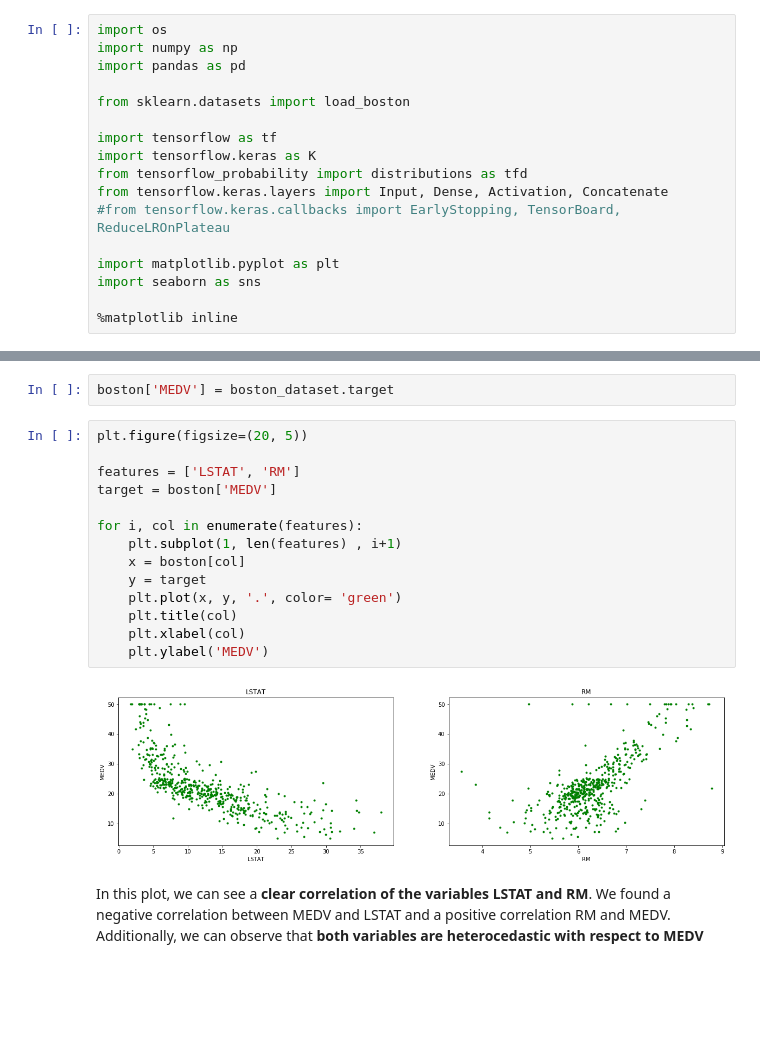
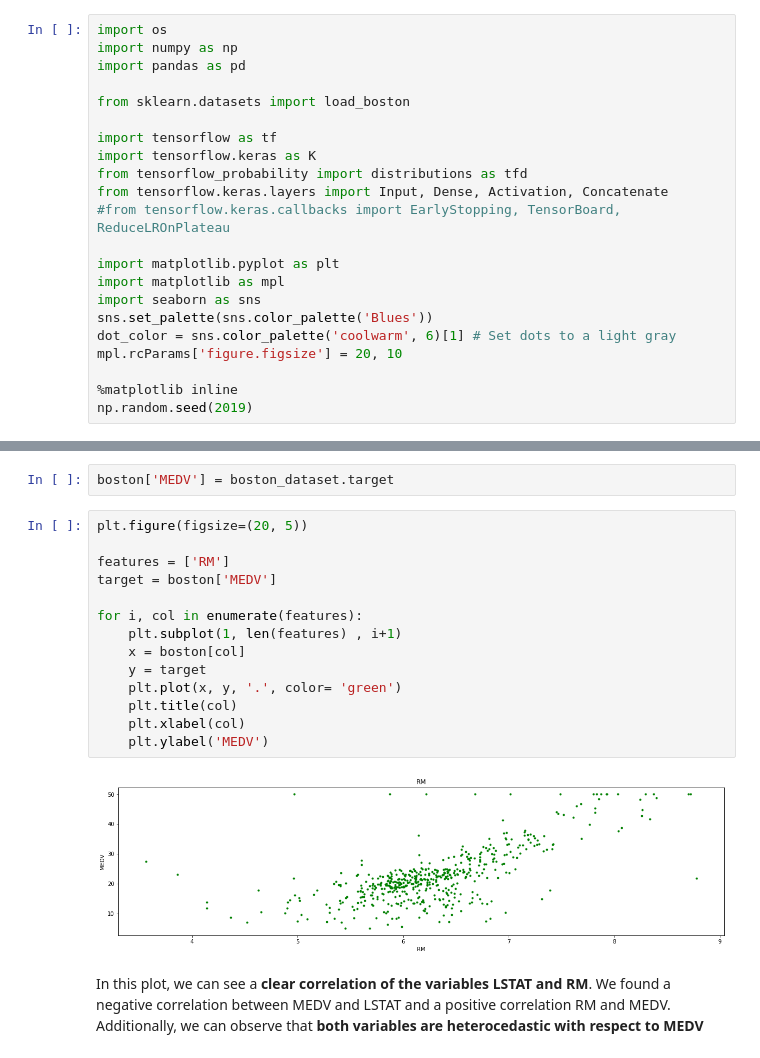
Before and after one commit to beeva/TEC_LAB-bayesian_probabilistic, a Jupyter notebook: bayesian_deep_learning/uncertainty_estimation/mixture_density_networks/experiments/01-mixture_density_networks/mixture_density_networks_regression.ipynb, the cells around one changed output, grey strips where cells are left out. Cells and saved outputs as stored; diff of their text form; blank space fills up the shorter version.

```diff
--- a/bayesian_deep_learning/uncertainty_estimation/mixture_density_networks/experiments/01-mixture_density_networks/mixture_density_networks_regression.ipynb
+++ b/bayesian_deep_learning/uncertainty_estimation/mixture_density_networks/experiments/01-mixture_density_networks/mixture_density_networks_regression.ipynb
@@ -28,9 +28,14 @@ from tensorflow.keras.layers import Input, Dense, Activation, Concatenate
 #from tensorflow.keras.callbacks import EarlyStopping, TensorBoard, ReduceLROnPlateau
 
 import matplotlib.pyplot as plt
+import matplotlib as mpl
 import seaborn as sns
+sns.set_palette(sns.color_palette('Blues'))
+dot_color = sns.color_palette('coolwarm', 6)[1] # Set dots to a light gray
+mpl.rcParams['figure.figsize'] = 20, 10
 
 %matplotlib inline
+np.random.seed(2019)
 # %% [markdown]
 ### Introduction to Mixture Density Networks
 # %% [markdown]
@@ -509,19 +513,19 @@ boston['MEDV'] = boston_dataset.target
 # %%
 plt.figure(figsize=(20, 5))
 
-features = ['LSTAT', 'RM']
+features = ['RM']
 target = boston['MEDV']
 
 for i, col in enumerate(features):
     plt.subplot(1, len(features) , i+1)
     x = boston[col]
     y = target
     plt.plot(x, y, '.', color= 'green')
     plt.title(col)
     plt.xlabel(col)
     plt.ylabel('MEDV')
 # %% [output]
-[figure, old version]
+[figure, new version]
 # %% [markdown]
 In this plot, we can see a **clear correlation of the variables LSTAT and RM**. We found a negative correlation between MEDV and LSTAT and a positive correlation RM and MEDV. Additionally, we can observe that **both variables are heterocedastic with respect to MEDV**
 # %% [markdown]
```
Also changed, not shown: parts of 29 cells of this notebook.
